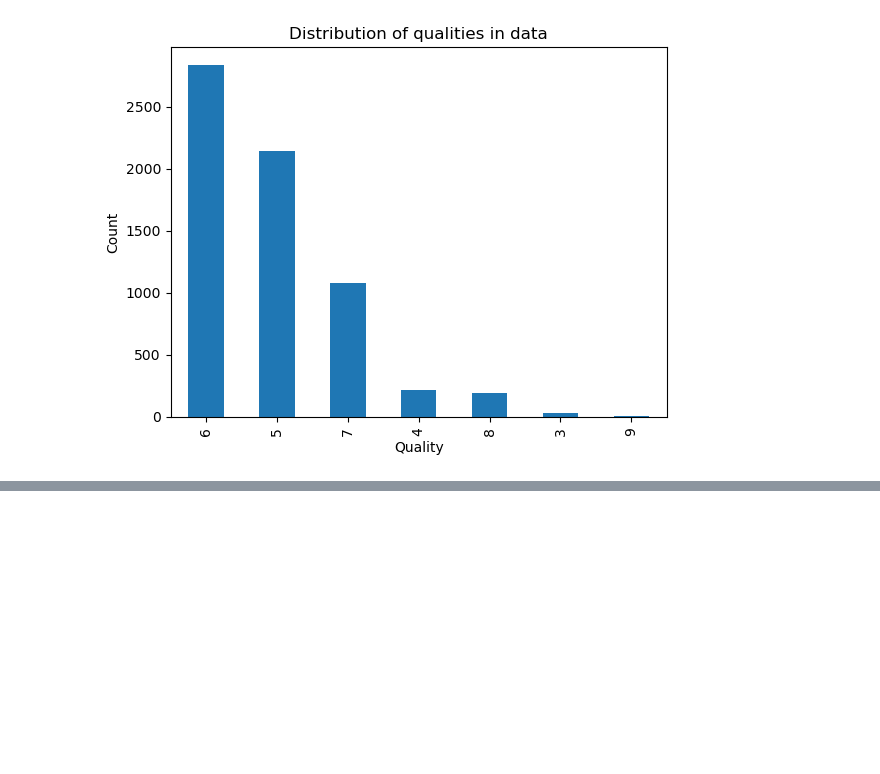
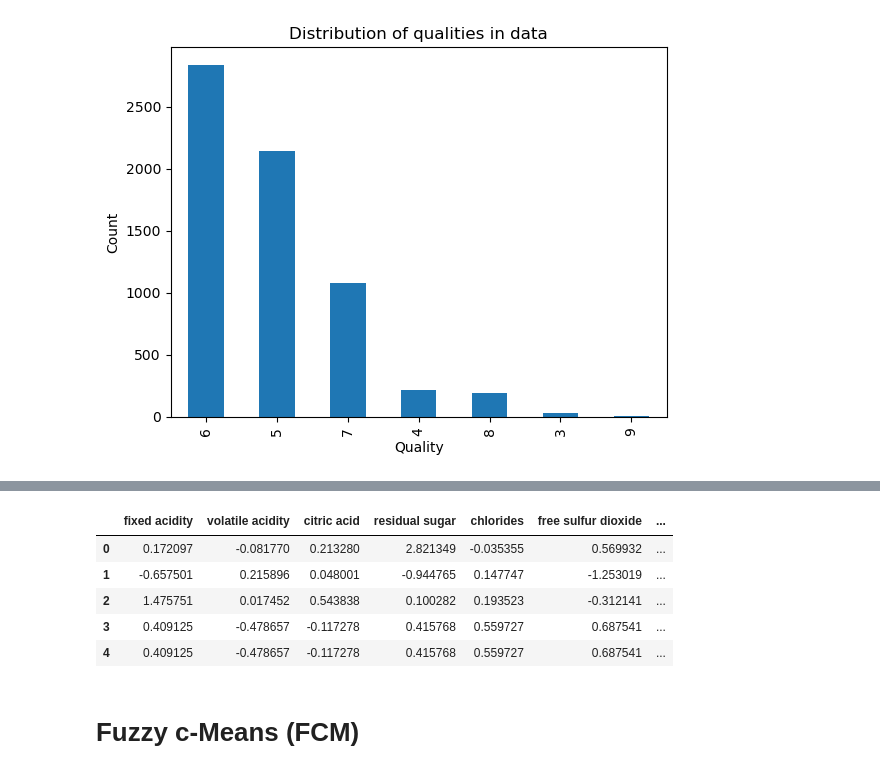
Before and after one commit to tiagosantos63390/pad_proj1, a Jupyter notebook: project1.ipynb, the cells around one changed output, grey strips where cells are left out. Saved outputs shown, nothing was run; the diff lists cells and outputs as text; code cells hidden in the pictures; blank space fills up the shorter version.

```diff
--- a/project1.ipynb
+++ b/project1.ipynb
@@ -156,0 +206,15 @@ plt.show()
+# %%
+zscore_scaler = StandardScaler()
+zscore_array = zscore_scaler.fit_transform(X)
+X_zscore = pd.DataFrame(zscore_array, columns=X.columns)
+# %%
+X_zscore.head()
+# %% [output]
+|  | fixed acidity | volatile acidity | citric acid | residual sugar | chlorides | free sulfur dioxide | ... |
+| 0 | 0.172097 | -0.081770 | 0.213280 | 2.821349 | -0.035355 | 0.569932 | ... |
+| 1 | -0.657501 | 0.215896 | 0.048001 | -0.944765 | 0.147747 | -1.253019 | ... |
+| 2 | 1.475751 | 0.017452 | 0.543838 | 0.100282 | 0.193523 | -0.312141 | ... |
+| 3 | 0.409125 | -0.478657 | -0.117278 | 0.415768 | 0.559727 | 0.687541 | ... |
+| 4 | 0.409125 | -0.478657 | -0.117278 | 0.415768 | 0.559727 | 0.687541 | ... |
+# %% [markdown]
+# Fuzzy c-Means (FCM)
```
Also changed, not shown: parts of 14 cells of this notebook.
